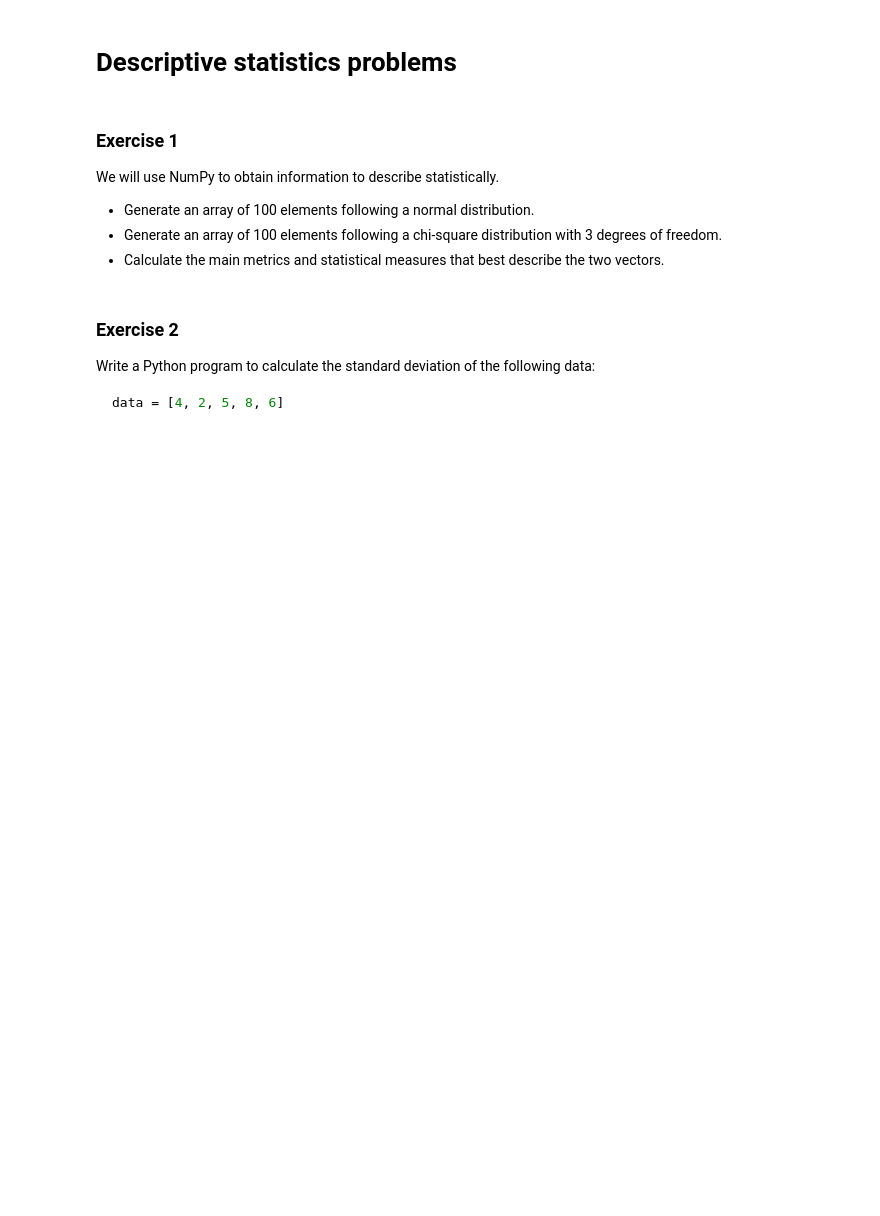
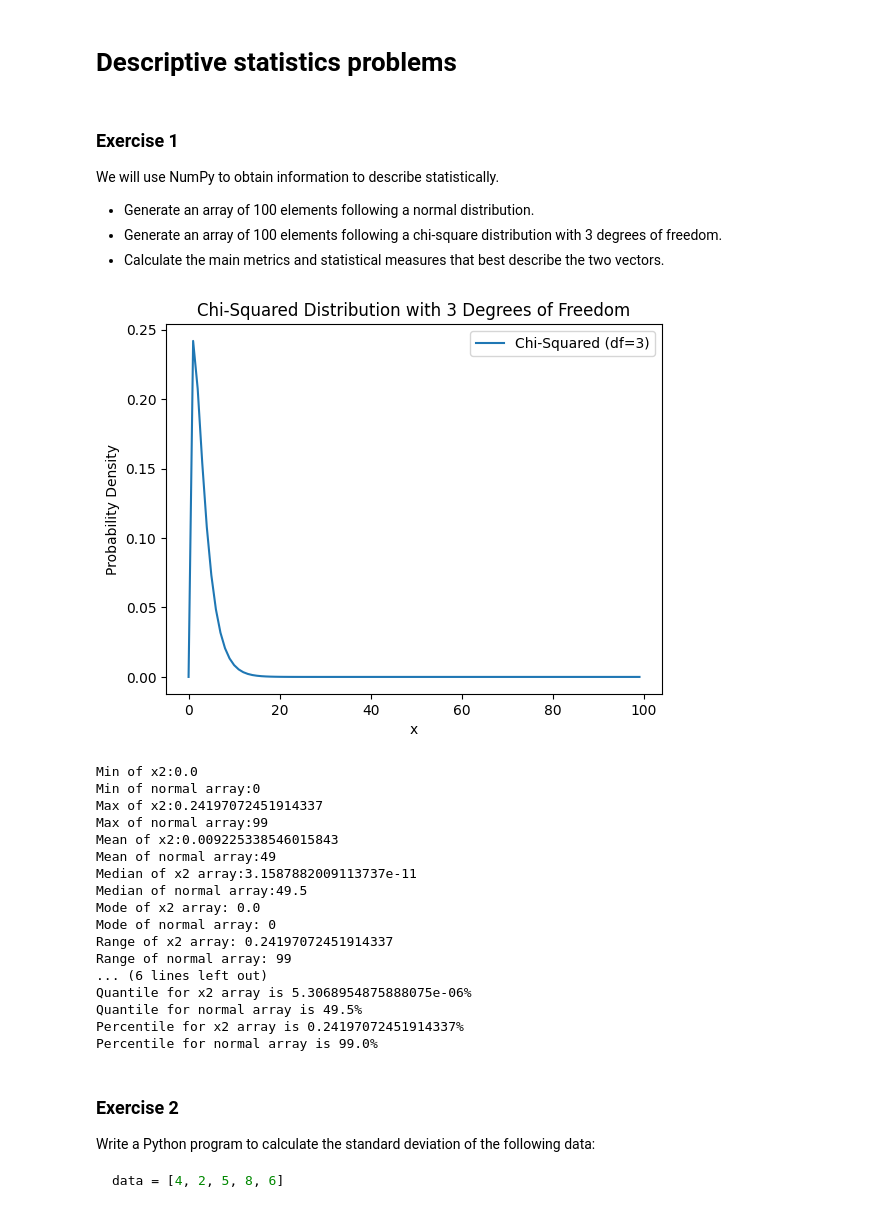
Before and after one commit to julfom/descriptive-statistics-exercises-project-with-python_if, a Jupyter notebook: notebook/problems.ipynb, the cells around one changed output. Cells and saved outputs as stored; diff of their text form; code cells hidden in the pictures; blank space fills up the shorter version.

```diff
--- a/notebook/problems.ipynb
+++ b/notebook/problems.ipynb
@@ -30,33 +30,88 @@ plt.show()
 
 min_x2=min(x2)
 print(f"Min of x2:{min_x2}")
 min_x=min(x)
 print(f"Min of normal array:{min_x}")
 
 max_x2=max(x2)
 print(f"Max of x2:{max_x2}")
 max_x=max(x)
 print(f"Max of normal array:{max_x}")
 
 mean_x2=stats.mean(x2)
 print(f"Mean of x2:{mean_x2}")
 mean_x=stats.mean(x)
 print(f"Mean of normal array:{mean_x}")
 
 median_x2=stats.median(x2)
 print(f"Median of x2 array:{median_x2}")
 median_x=stats.median(x)
 print(f"Median of normal array:{median_x}")
 
 mode_x2=stats.mode(x2)
 print(f"Mode of x2 array: {mode_x2}")
 mode_x=stats.mode(x)
 print(f"Mode of normal array: {mode_x}")
 
 range_x2 = max(x2) - min(x2)
 print(f"Range of x2 array: {range_x2}")
 range_x = max(x) - min(x)
 print(f"Range of normal array: {range_x}")
+
+#add more parameters
+from scipy.stats import skew
+skewness_x2 = skew(x2)
+print(f"Skewness x2 array: {skewness_x2}")
+skewness_x = skew(x2)
+print(f"Skewness normal array: {skewness_x}")
+
+from scipy.stats import kurtosis
+kurt_x2 = kurtosis(x2)
+print(f"Kurtosis x2 array: {kurt_x2}")
+kurt_x = kurtosis(x)
+print(f"Kurtosis normal array: {kurt_x}")
+
+standard_deviation_x2 = np.std(x2, ddof=1)
+print(f"Standard Deviation x2 is: {standard_deviation_x2:.2f}")
+standard_deviation_x = np.std(x, ddof=1)
+print(f"Standard Deviation normal array is: {standard_deviation_x:.2f}")
+
+q1 = np.percentile(x2, 25)
+q3 = np.percentile(x2, 75)
+iqr = q3 - q1
+print(f"Quantile for x2 array is {iqr}%")
+q1 = np.percentile(x, 25)
+q3 = np.percentile(x, 75)
+qr = q3 - q1
+print(f"Quantile for normal array is {qr}%")
+
+p1 = np.percentile(x2, 0)
+p100 = np.percentile(x2, 100)
+p = p100 - p1
+print(f"Percentile for x2 array is {p}%")
+p1 = np.percentile(x, 0)
+p100 = np.percentile(x, 100)
+p = p100 - p1
+print(f"Percentile for normal array is {p}%")
+# %% [output]
+[figure, added]
+Min of x2:0.0
+Min of normal array:0
+Max of x2:0.24197072451914337
+Max of normal array:99
+Mean of x2:0.009225338546015843
+Mean of normal array:49
+Median of x2 array:3.1587882009113737e-11
+Median of normal array:49.5
+Mode of x2 array: 0.0
+Mode of normal array: 0
+Range of x2 array: 0.24197072451914337
+Range of normal array: 99
+... (6 lines left out)
+Quantile for x2 array is 5.3068954875888075e-06%
+Quantile for normal array is 49.5%
+Percentile for x2 array is 0.24197072451914337%
+Percentile for normal array is 99.0%
 # %% [markdown]
 ### Exercise 2
 
```
Also changed, not shown: parts of 1 cell of this notebook.
